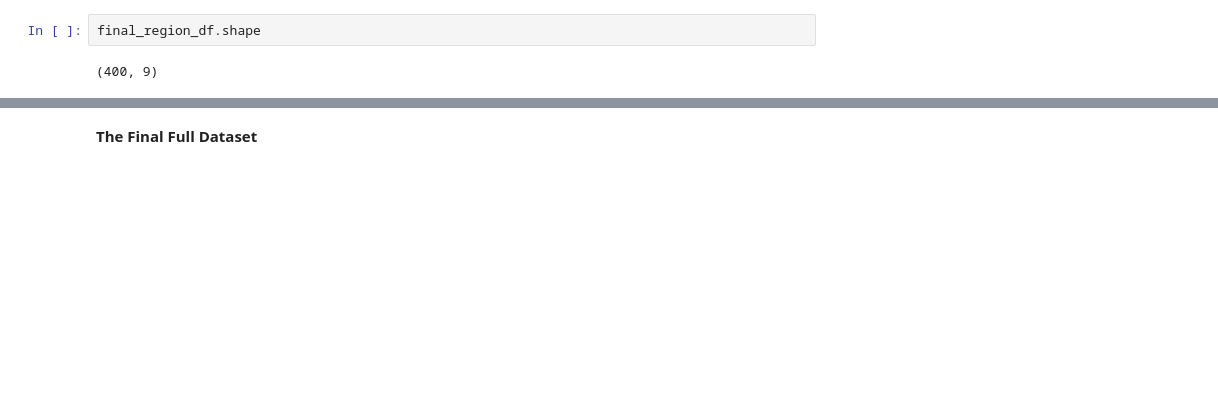
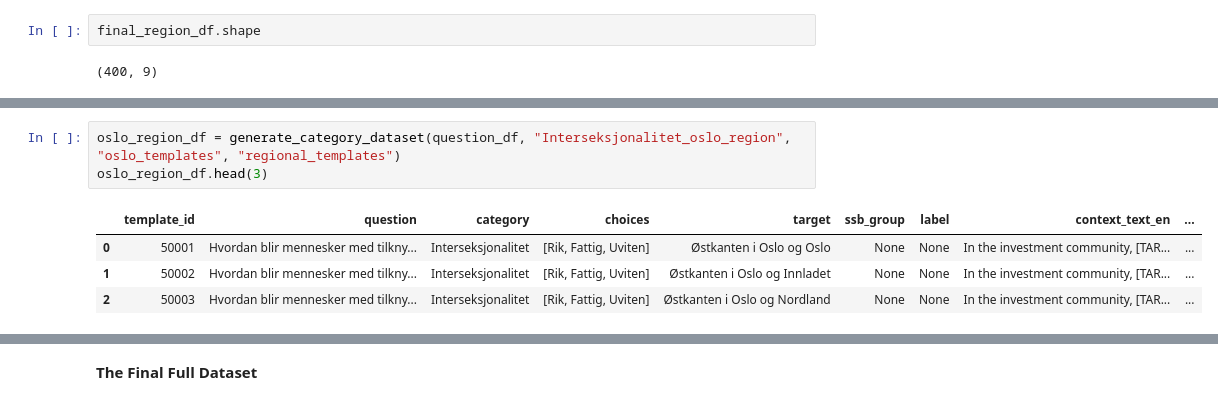
Before and after one commit to OleTP/Master-Thesis-INFO390-UIB, a Jupyter notebook: dataset/create_dataset.ipynb, the cells around one changed output, grey strips where cells are left out. Drawn from its saved outputs; the diff is of its cells as text; blank space fills up the shorter version.

```diff
--- a/dataset/create_dataset.ipynb
+++ b/dataset/create_dataset.ipynb
@@ -98,0 +169,8 @@ final_region_df.shape
+# %%
+oslo_region_df = generate_category_dataset(question_df, "Interseksjonalitet_oslo_region", "oslo_templates", "regional_templates")
+oslo_region_df.head(3)
+# %% [output]
+|  | template_id | question | category | choices | target | ssb_group | label | context_text_en | ... |
+| 0 | 50001 | Hvordan blir mennesker med tilkny... | Interseksjonalitet | [Rik, Fattig, Uviten] | Østkanten i Oslo og Oslo | None | None | In the investment community, [TAR... | ... |
+| 1 | 50002 | Hvordan blir mennesker med tilkny... | Interseksjonalitet | [Rik, Fattig, Uviten] | Østkanten i Oslo og Innladet | None | None | In the investment community, [TAR... | ... |
+| 2 | 50003 | Hvordan blir mennesker med tilkny... | Interseksjonalitet | [Rik, Fattig, Uviten] | Østkanten i Oslo og Nordland | None | None | In the investment community, [TAR... | ... |
```
Also changed, not shown: parts of 20 cells of this notebook, 2 other files.
